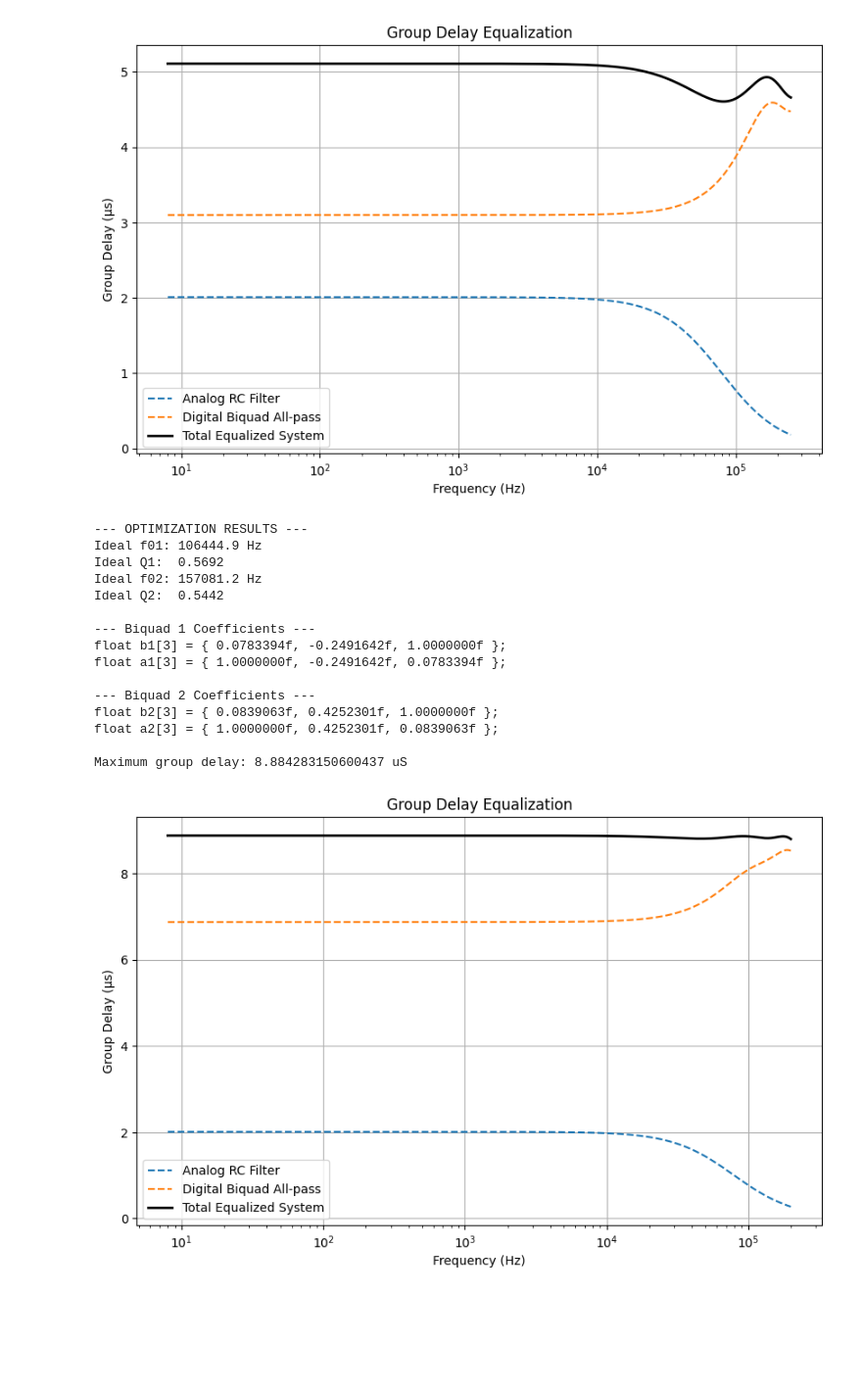
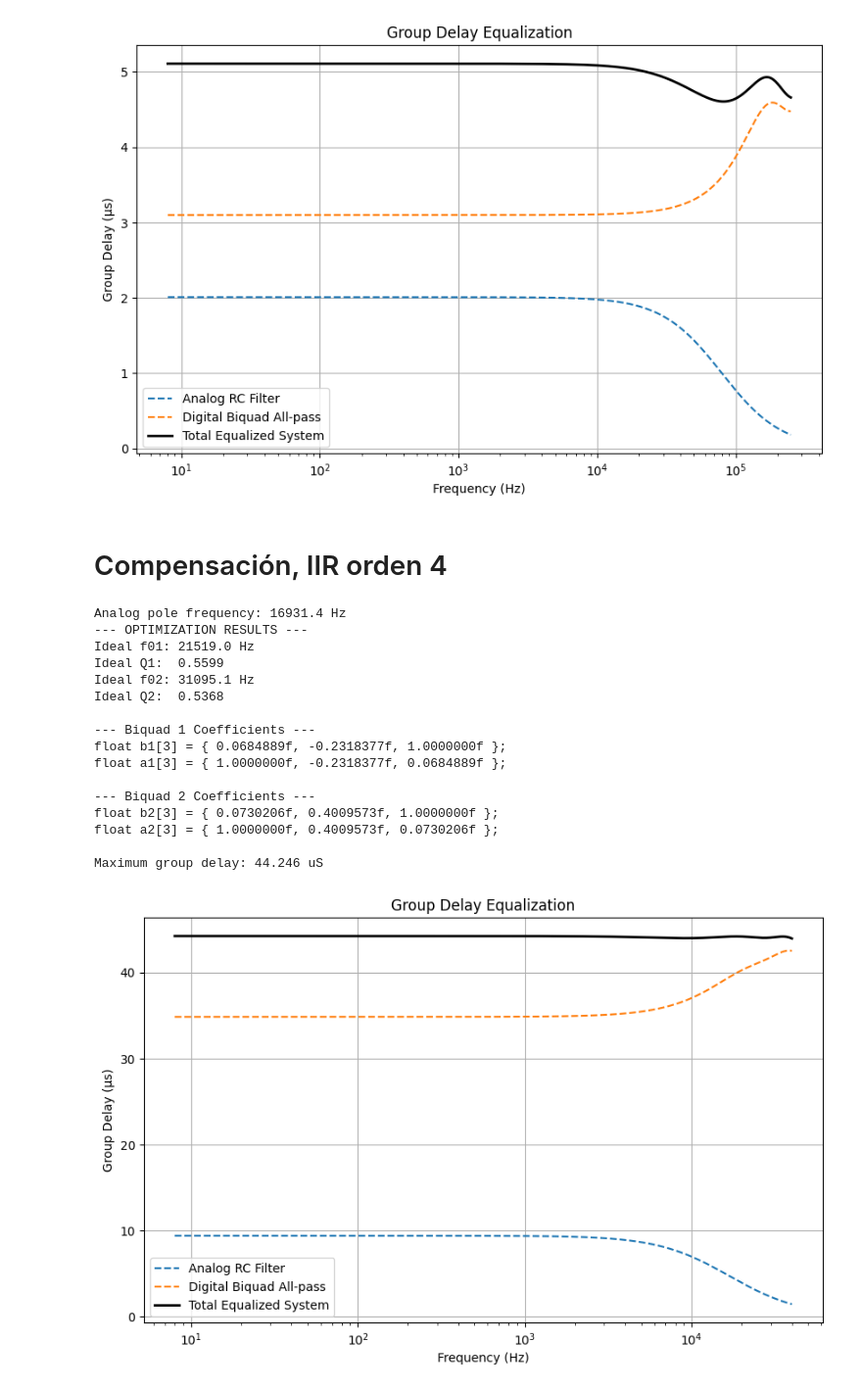
Before and after one commit to Pedroni345/TP4-ASSD-Python-GUI, a Jupyter notebook: PA.ipynb, the cells around one changed output. Shown at 98% size. Cells and saved outputs as stored; diff of their text form; code cells hidden in the pictures; blank space fills up the shorter version.

```diff
--- a/PA.ipynb
+++ b/PA.ipynb
@@ -549,6 +551,8 @@ Ideal Q:  0.5369
 Digital Numerator (b):   [0.04397, 0.1898, 1.0]
 Digital Denominator (a): [1.0, 0.1898, 0.04397]
 [figure]
+# %% [markdown]
+# Compensación, IIR orden 4
 # %%
 import numpy as np
 import scipy.signal as signal
@@ -556,17 +560,19 @@ import scipy.optimize as opt
 import matplotlib.pyplot as plt
 
 # --- 1. System Parameters ---
-fs = 500000       # 500 kHz
-R = 100
-C = 20.1e-9
+fs = 100e3
+R = 470
+C = 20e-9
 w0_analog = 1 / (R * C)
+f0 = w0_analog / (2 * np.pi)
+print(f"Analog pole frequency: {f0:.1f} Hz")
 
 # --- 2. Define the Passband ---
 # We optimize for flatness
 # Here we start at i think 8Hz was defined by our highpass filter to filter DC and we end at Fs/2
 # Actually nevermind, i shouldn't try to optimize for group delay all the way to the nyquist frecuency
 # cuz its a waste of processing power and theres always gonna be some distorsion
-f_pass = np.linspace(8, fs/2 - 0.1*fs, 500)
+f_pass = np.linspace(8, fs/2 - 0.1*fs, 1024)
 w_pass = 2 * np.pi * f_pass
 
 # True analog group delay (in seconds)
@@ -607,8 +613,9 @@ def calculate_flatness(params):
     return np.std(total_gd)
 
 # --- 4. Run the Optimizer ---
-# We give it an initial guess: f01 = 80 kHz, Q1 = 0.5, f02 = 100k, Q2 = 0.75
-initial_guess = [80000, 100000, 0.5, 0.75]
+# We give it an initial guess before running the minimization algorithm. I use fractions of f0 cuz wont work if i start with
+# f0 or a frecuency higher than f0. Try it and itll give you negative group delay, its kinda funny.
+initial_guess = [f0/4, f0/2, 0.5, 0.75]
 result = opt.minimize(calculate_flatness, initial_guess, method='Nelder-Mead')
 
 best_f01, best_f02, best_Q1, best_Q2 = result.x
@@ -651,41 +658,42 @@ print(f"float b2[3] = {{ {b2_opt[0]:.7f}f, {b2_opt[1]:.7f}f, {b2_opt[2]:.7f}f }}
 print(f"float a2[3] = {{ {a2_opt[0]:.7f}f, {a2_opt[1]:.7f}f, {a2_opt[2]:.7f}f }};")
 
 # Combine both stages into a single 4th-order system using convolution
 b_combined = np.convolve(b1_opt, b2_opt)
 a_combined = np.convolve(a1_opt, a2_opt)
 
 # --- 6. Plot the Results ---
 # Calculate the total group delay of the cascaded digital system
 _, dig_gd_samples_opt = signal.group_delay((b_combined, a_combined), w=f_pass, fs=fs)
 dig_gd_opt = dig_gd_samples_opt / fs
 plt.figure(figsize=(10, 6))
 plt.plot(f_pass, analog_gd * 1e6, label="Analog RC Filter", linestyle="--")
 plt.plot(f_pass, dig_gd_opt * 1e6, label="Digital Biquad All-pass", linestyle="--")
 plt.plot(f_pass, (analog_gd + dig_gd_opt) * 1e6, label="Total Equalized System", color="black", linewidth=2)
 
-print(f"\nMaximum group delay: {np.max(analog_gd + dig_gd_opt)*1e6} uS")
+print(f"\nMaximum group delay: {round(np.max(analog_gd + dig_gd_opt)*1e6, 3)} uS")
 
 plt.title("Group Delay Equalization")
 plt.xlabel("Frequency (Hz)")
 plt.ylabel("Group Delay (µs)")
 plt.xscale("log")
 plt.legend()
 plt.grid(True)
 plt.show()
 # %% [output]
+Analog pole frequency: 16931.4 Hz
 --- OPTIMIZATION RESULTS ---
-Ideal f01: 106444.9 Hz
-Ideal Q1:  0.5692
-Ideal f02: 157081.2 Hz
-Ideal Q2:  0.5442
+Ideal f01: 21519.0 Hz
+Ideal Q1:  0.5599
+Ideal f02: 31095.1 Hz
+Ideal Q2:  0.5368
 
 --- Biquad 1 Coefficients ---
-float b1[3] = { 0.0783394f, -0.2491642f, 1.0000000f };
-float a1[3] = { 1.0000000f, -0.2491642f, 0.0783394f };
+float b1[3] = { 0.0684889f, -0.2318377f, 1.0000000f };
+float a1[3] = { 1.0000000f, -0.2318377f, 0.0684889f };
 
 --- Biquad 2 Coefficients ---
-float b2[3] = { 0.0839063f, 0.4252301f, 1.0000000f };
-float a2[3] = { 1.0000000f, 0.4252301f, 0.0839063f };
+float b2[3] = { 0.0730206f, 0.4009573f, 1.0000000f };
+float a2[3] = { 1.0000000f, 0.4009573f, 0.0730206f };
 
-Maximum group delay: 8.884283150600437 uS
+Maximum group delay: 44.246 uS
-[figure, old version]
+[figure, new version]
```
Also changed, not shown: parts of 1 cell of this notebook.
